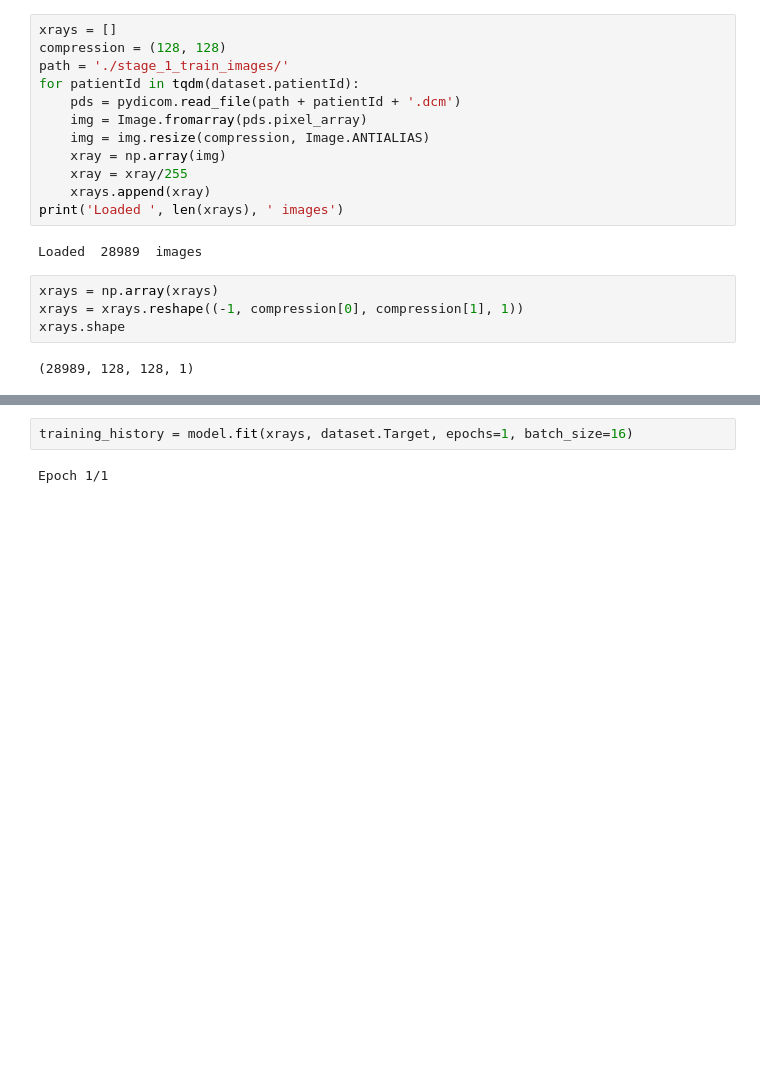
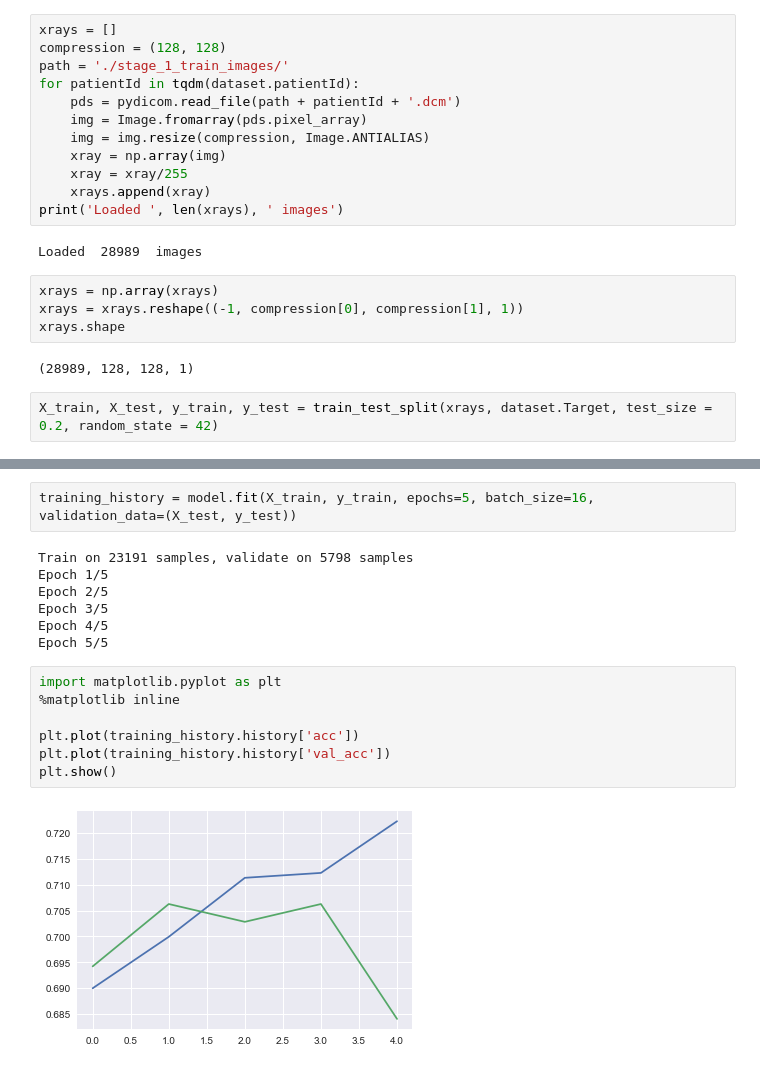
Before and after one commit to y2ee201/Kaggle-RSNA-Pneumonia, a Jupyter notebook: binary_classification.ipynb, the cells around one changed output, grey strips where cells are left out. Cells and saved outputs as stored; diff of their text form; blank space fills up the shorter version.

```diff
--- a/binary_classification.ipynb
+++ b/binary_classification.ipynb
@@ -50,6 +49,8 @@ xrays = xrays.reshape((-1, compression[0], compression[1], 1))
 xrays.shape
 # %% [output]
 (28989, 128, 128, 1)
+# %%
+X_train, X_test, y_train, y_test = train_test_split(xrays, dataset.Target, test_size = 0.2, random_state = 42)
 # %%
 inputs = Input(shape=(compression[0], compression[1], 1))
 
@@ -87,6 +88,20 @@ Trainable params: 1,281
 Non-trainable params: 128
 _________________________________________________________________
 # %%
-training_history = model.fit(xrays, dataset.Target, epochs=1, batch_size=16)
+training_history = model.fit(X_train, y_train, epochs=5, batch_size=16, validation_data=(X_test, y_test))
 # %% [output]
-Epoch 1/1
+Train on 23191 samples, validate on 5798 samples
+Epoch 1/5
+Epoch 2/5
+Epoch 3/5
+Epoch 4/5
+Epoch 5/5
+# %%
+import matplotlib.pyplot as plt
+%matplotlib inline
+
+plt.plot(training_history.history['acc'])
+plt.plot(training_history.history['val_acc'])
+plt.show()
+# %% [output]
+[figure, added]
```
Also changed, not shown: parts of 3 cells of this notebook.
